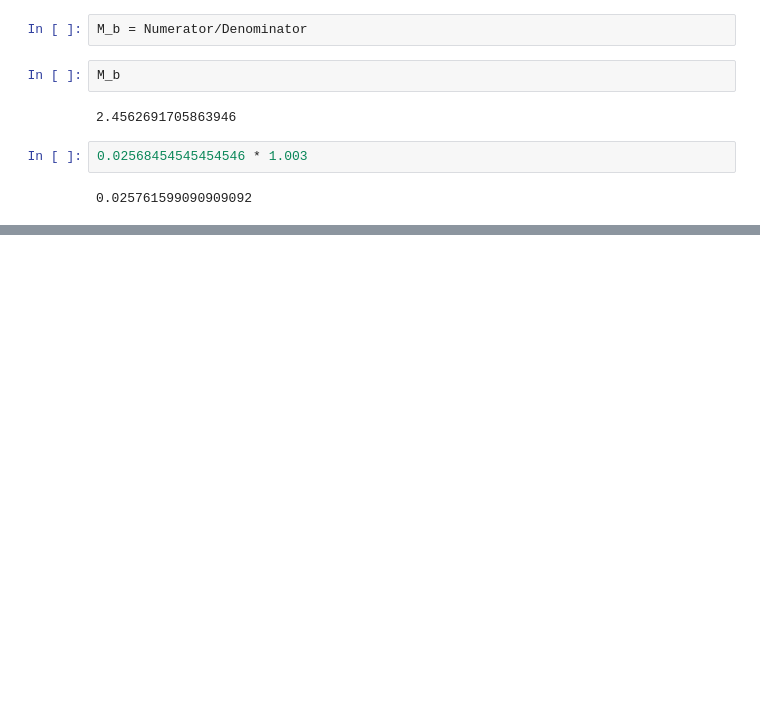
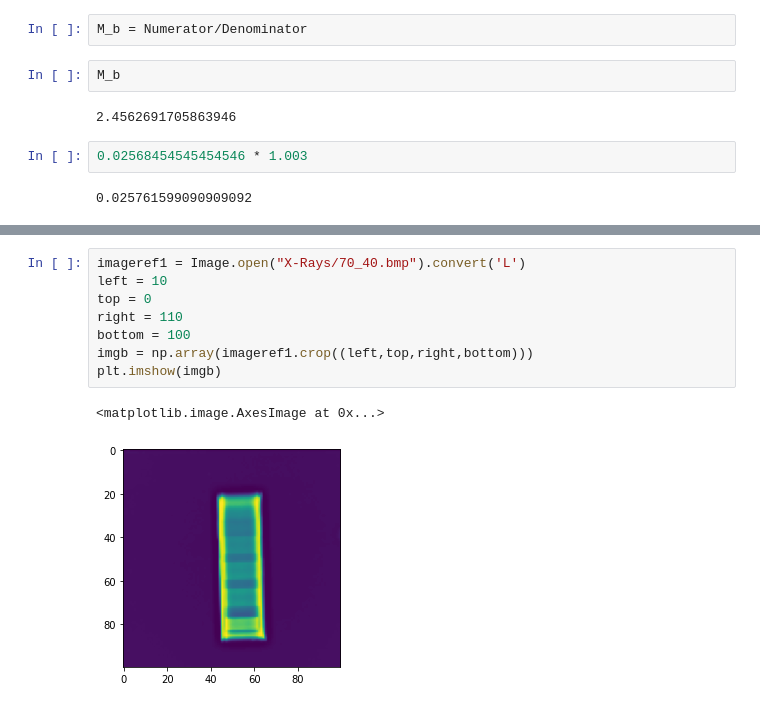
Before and after one commit to rclemsmith/Final-Year-Project, a Jupyter notebook: bmd.ipynb, the cells around one changed output, grey strips where cells are left out. Cells and saved outputs as stored; diff of their text form; blank space fills up the shorter version.

```diff
--- a/bmd.ipynb
+++ b/bmd.ipynb
@@ -227,0 +238,11 @@ M_b
+# %%
+imageref1 = Image.open("X-Rays/70_40.bmp").convert('L')
+left = 10
+top = 0
+right = 110
+bottom = 100
+imgb = np.array(imageref1.crop((left,top,right,bottom)))
+plt.imshow(imgb)
+# %% [output]
+<matplotlib.image.AxesImage at 0x...>
+[figure, added]
```
Also changed, not shown: parts of 4 cells of this notebook, 1 other file.
